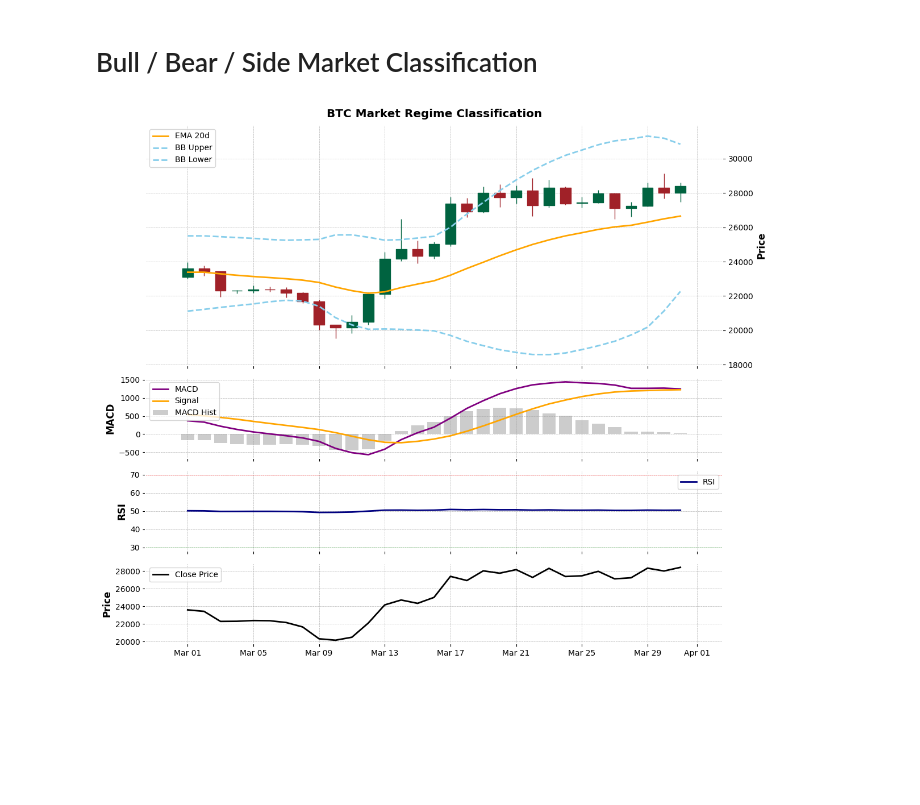
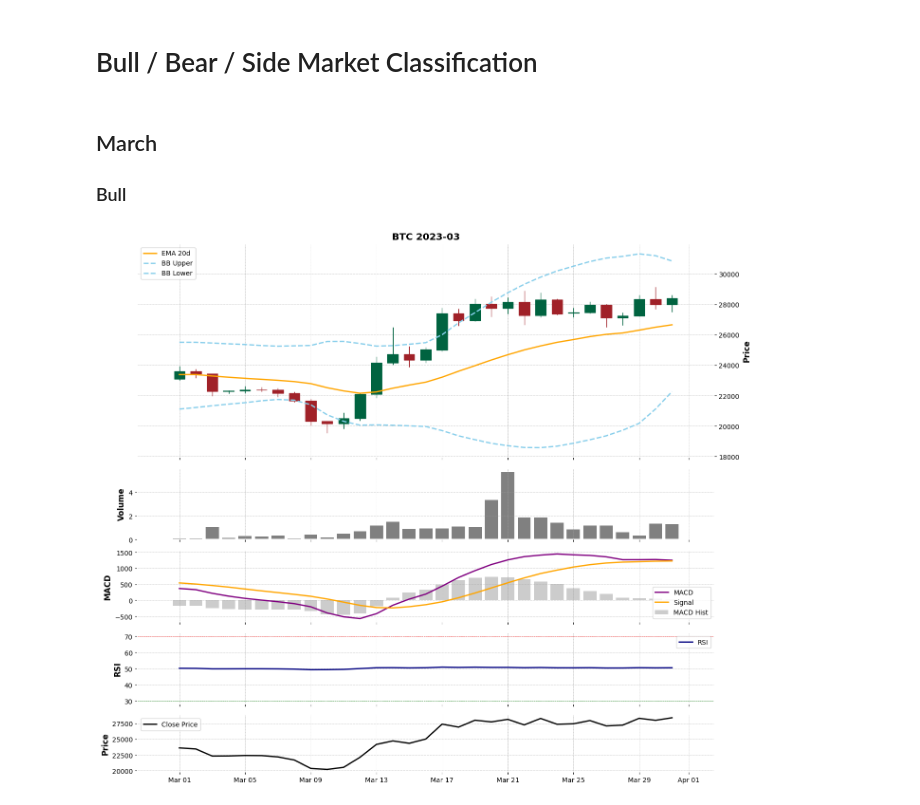
Before and after one commit to VegarGG/Crypto_Research, a Jupyter notebook: strategy/monthly_visualization.ipynb, the cells around one changed output. Cells and saved outputs as stored; diff of their text form; code cells hidden in the pictures; blank space fills up the shorter version.

Commit message:
visualize Mar - Dec market performance, and manually identify their market regime

```diff
--- a/strategy/monthly_visualization.ipynb
+++ b/strategy/monthly_visualization.ipynb
@@ -38,6 +39,7 @@ def plot_market_regime_analysis(df, title='BTC Market Regime Classification'):
             'High': 'max',
             'Low': 'min',
             'Close': 'last',
+            'Volume': 'sum',
             'ema_20d': 'last',
             'bb_upper_20d': 'last',
             'bb_lower_20d': 'last',
@@ -48,7 +50,7 @@ def plot_market_regime_analysis(df, title='BTC Market Regime Classification'):
         }).dropna()
 
     # Prepare plot
-    fig, axs = plt.subplots(4, 1, figsize=(12, 10), sharex=True, gridspec_kw={'height_ratios': [3, 1, 1, 1]})
+    fig, axs = plt.subplots(5, 1, figsize=(14, 12), sharex=True, gridspec_kw={'height_ratios': [3, 1, 1, 1, 0.8]})
     fig.suptitle(title)
 
 
@@ -59,26 +61,31 @@ def plot_market_regime_analysis(df, title='BTC Market Regime Classification'):
     axs[0].plot(ohlc.index, ohlc['bb_lower_20d'], linestyle='--', color='skyblue', label='BB Lower')
     axs[0].legend()
 
+    # Volume
+    axs[1].bar(ohlc.index, ohlc['Volume'], color='gray', width=0.8)
+    axs[1].set_ylabel('Volume')
+
     # 2. MACD
-    axs[1].plot(ohlc.index, ohlc['macd_12_26'], label='MACD', color='purple')
-    axs[1].plot(ohlc.index, ohlc['macd_sig_12_26'], label='Signal', color='orange')
-    axs[1].bar(ohlc.index, ohlc['macd_hist_12_26'], color='gray', alpha=0.4, label='MACD Hist')
-    axs[1].legend()
-    axs[1].set_ylabel('MACD')
+    axs[2].plot(ohlc.index, ohlc['macd_12_26'], label='MACD', color='purple')
+    axs[2].plot(ohlc.index, ohlc['macd_sig_12_26'], label='Signal', color='orange')
+    axs[2].bar(ohlc.index, ohlc['macd_hist_12_26'], color='gray', alpha=0.4, label='MACD Hist')
+    axs[2].legend()
+    axs[2].set_ylabel('MACD')
 
     # 3. RSI
-    axs[2].plot(ohlc.index, ohlc['rsi_14d'], color='navy', label='RSI')
-    axs[2].axhline(70, color='red', linestyle='--', linewidth=0.5)
-    axs[2].axhline(30, color='green', linestyle='--', linewidth=0.5)
-    axs[2].legend()
-    axs[2].set_ylabel('RSI')
+    axs[3].plot(ohlc.index, ohlc['rsi_14d'], color='navy', label='RSI')
+    axs[3].axhline(70, color='red', linestyle='--', linewidth=0.5)
+    axs[3].axhline(30, color='green', linestyle='--', linewidth=0.5)
+    axs[3].legend()
+    axs[3].set_ylabel('RSI')
+
 
     # 4. Price with context
-    axs[3].plot(ohlc.index, ohlc['Close'], label='Close Price', color='black')
-    axs[3].set_ylabel('Price')
-    axs[3].legend()
+    axs[4].plot(ohlc.index, ohlc['Close'], label='Close Price', color='black')
+    axs[4].set_ylabel('Price')
+    axs[4].legend()
 
     plt.tight_layout()
     plt.show()
 # %%
-df = pd.read_csv('/Users/zway/Desktop/BTC_Project/Crypto_Research/data/BTC_montly/btc_2023-03_2023.csv', parse_dates=['Timestamp'], index_col='Timestamp')
+df_march = pd.read_csv('/Users/zway/Desktop/BTC_Project/Crypto_Research/data/BTC_montly/btc_2023-03_2023.csv', parse_dates=['Timestamp'], index_col='Timestamp')
@@ -87,5 +92,8 @@ df
+# %% [markdown]
+## March
+### Bull
 # %%
-df = classify_market_regime(df, high_window=20, low_window=20)
-plot_market_regime_analysis(df)
+df = classify_market_regime(df_march, high_window=20, low_window=20)
+plot_market_regime_analysis(df_march, title='BTC 2023-03')
 # %% [output]
-[figure, old version]
+[figure, new version]
```
Also changed, not shown: parts of 20 cells of this notebook.
